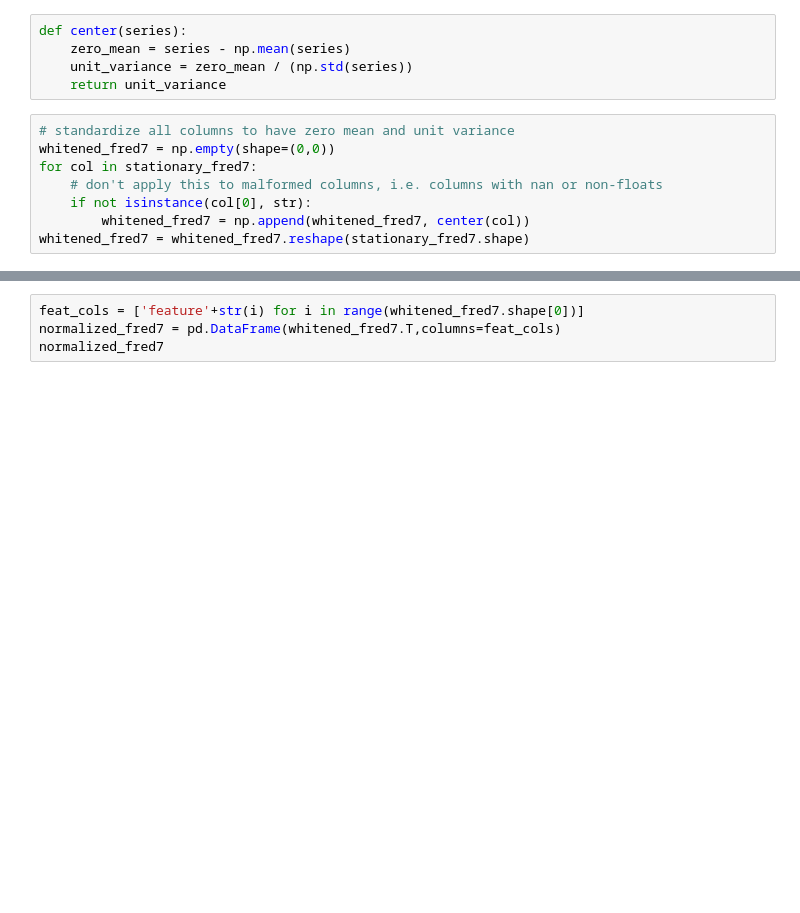
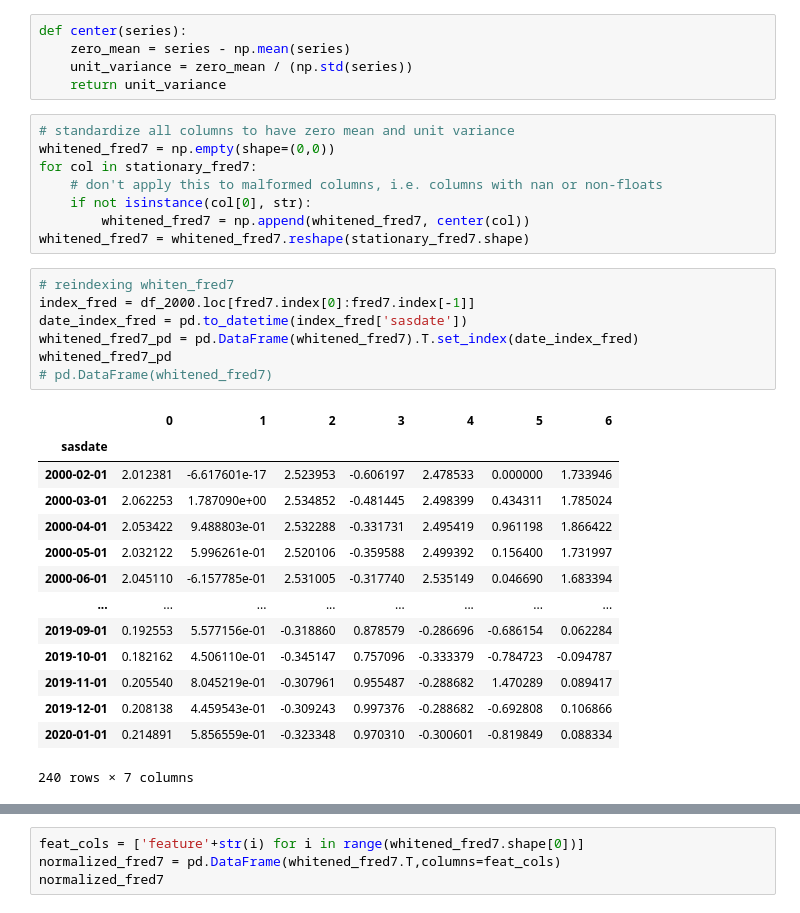
Before and after one commit to gituxedo/stat198finalproject, a Jupyter notebook: Final-Project.ipynb, the cells around one changed output, grey strips where cells are left out. Cells and saved outputs as stored; diff of their text form; blank space fills up the shorter version.

```diff
--- a/Final-Project.ipynb
+++ b/Final-Project.ipynb
@@ -143,6 +153,28 @@ for col in stationary_fred7:
     if not isinstance(col[0], str):
         whitened_fred7 = np.append(whitened_fred7, center(col))
 whitened_fred7 = whitened_fred7.reshape(stationary_fred7.shape)
+# %%
+# reindexing whiten_fred7
+index_fred = df_2000.loc[fred7.index[0]:fred7.index[-1]]
+date_index_fred = pd.to_datetime(index_fred['sasdate'])
+whitened_fred7_pd = pd.DataFrame(whitened_fred7).T.set_index(date_index_fred)
+whitened_fred7_pd
+# pd.DataFrame(whitened_fred7)
+# %% [output]
+|  | 0 | 1 | 2 | 3 | 4 | 5 | 6 |
+| sasdate |  |  |  |  |  |  |  |
+| 2000-02-01 | 2.012381 | -6.617601e-17 | 2.523953 | -0.606197 | 2.478533 | 0.000000 | 1.733946 |
+| 2000-03-01 | 2.062253 | 1.787090e+00 | 2.534852 | -0.481445 | 2.498399 | 0.434311 | 1.785024 |
+| 2000-04-01 | 2.053422 | 9.488803e-01 | 2.532288 | -0.331731 | 2.495419 | 0.961198 | 1.866422 |
+| 2000-05-01 | 2.032122 | 5.996261e-01 | 2.520106 | -0.359588 | 2.499392 | 0.156400 | 1.731997 |
+| 2000-06-01 | 2.045110 | -6.157785e-01 | 2.531005 | -0.317740 | 2.535149 | 0.046690 | 1.683394 |
+| ... | ... | ... | ... | ... | ... | ... | ... |
+| 2019-09-01 | 0.192553 | 5.577156e-01 | -0.318860 | 0.878579 | -0.286696 | -0.686154 | 0.062284 |
+| 2019-10-01 | 0.182162 | 4.506110e-01 | -0.345147 | 0.757096 | -0.333379 | -0.784723 | -0.094787 |
+| 2019-11-01 | 0.205540 | 8.045219e-01 | -0.307961 | 0.955487 | -0.288682 | 1.470289 | 0.089417 |
+| 2019-12-01 | 0.208138 | 4.459543e-01 | -0.309243 | 0.997376 | -0.288682 | -0.692808 | 0.106866 |
+| 2020-01-01 | 0.214891 | 5.856559e-01 | -0.323348 | 0.970310 | -0.300601 | -0.819849 | 0.088334 |
+240 rows × 7 columns
 # %%
 # plt.plot([np.log(i) for i in fred7[1]])
 # plt.plot([np.log(i) for i in fred7[2]])
```
Also changed, not shown: parts of 46 cells of this notebook.
